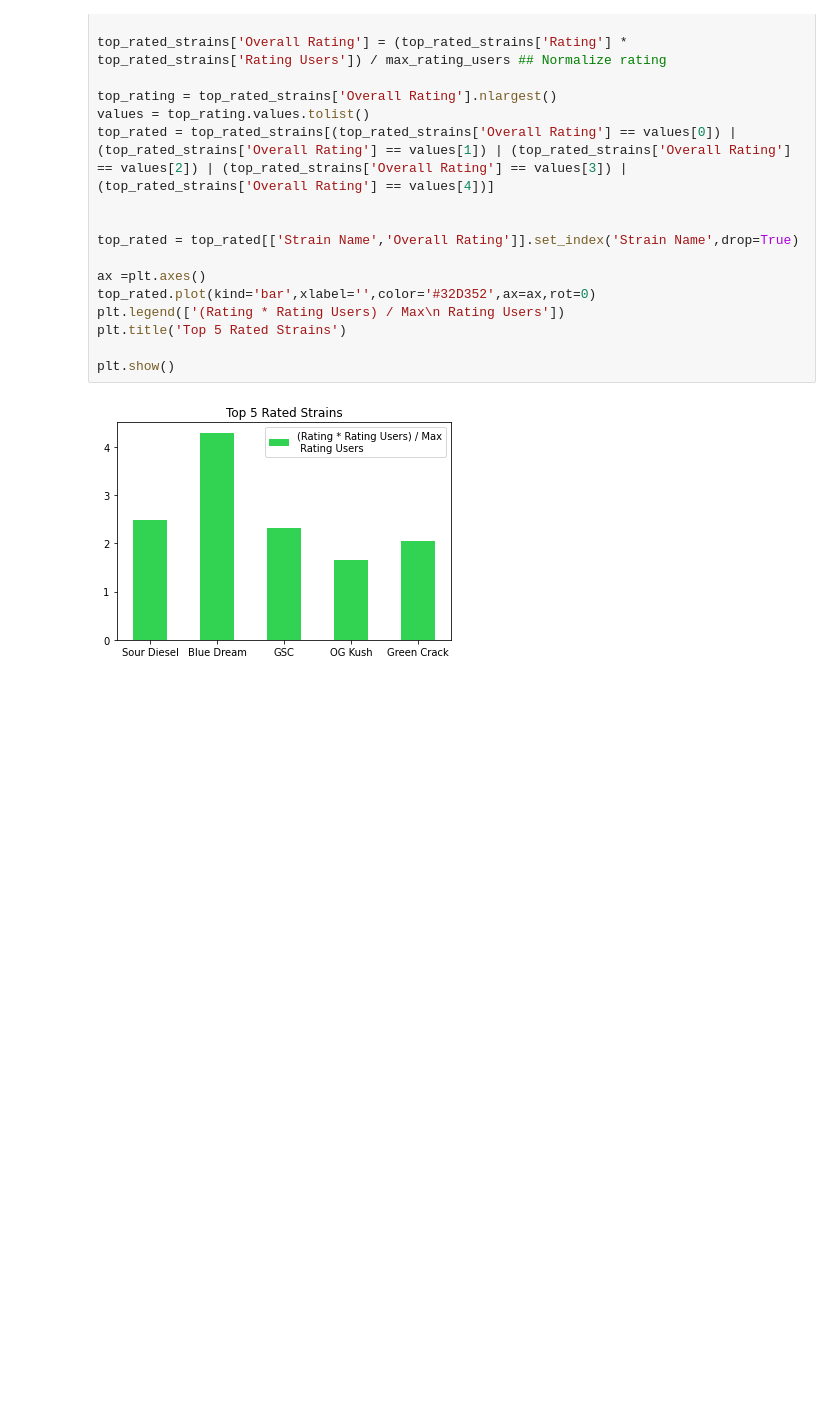
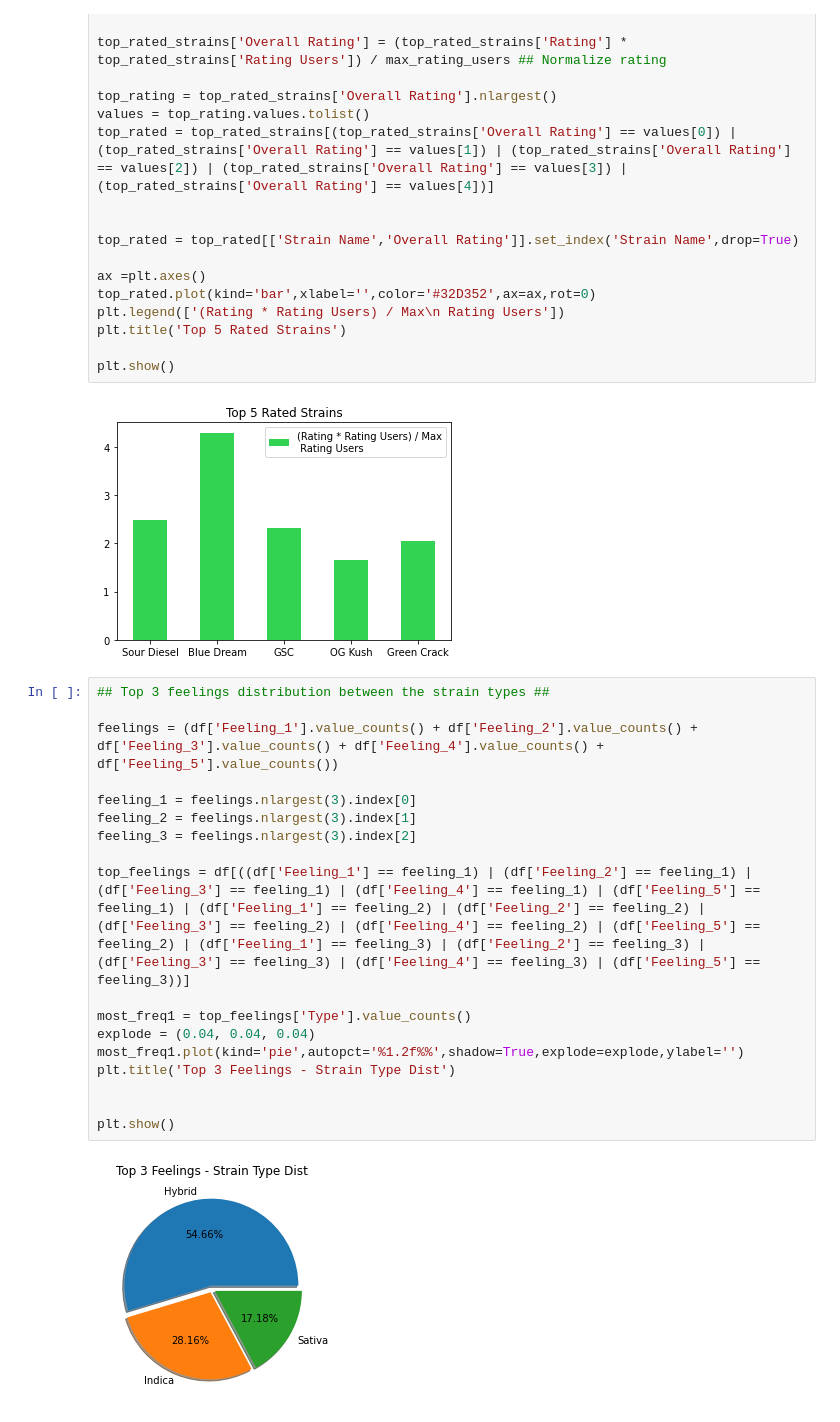
Before and after one commit to DanielOfir/Cannabis-Analysis, a Jupyter notebook: EDA.ipynb, the cells around one changed output. Cells and saved outputs as stored; diff of their text form; blank space fills up the shorter version.

```diff
--- a/EDA.ipynb
+++ b/EDA.ipynb
@@ -83,3 +109,23 @@ plt.title('Top 5 Rated Strains')
 plt.show()
 # %% [output]
 [figure]
+# %%
+## Top 3 feelings distribution between the strain types ##
+
+feelings = (df['Feeling_1'].value_counts() + df['Feeling_2'].value_counts() + df['Feeling_3'].value_counts() + df['Feeling_4'].value_counts() + df['Feeling_5'].value_counts())
+
+feeling_1 = feelings.nlargest(3).index[0]
+feeling_2 = feelings.nlargest(3).index[1]
+feeling_3 = feelings.nlargest(3).index[2]
+
+top_feelings = df[((df['Feeling_1'] == feeling_1) | (df['Feeling_2'] == feeling_1) | (df['Feeling_3'] == feeling_1) | (df['Feeling_4'] == feeling_1) | (df['Feeling_5'] == feeling_1) | (df['Feeling_1'] == feeling_2) | (df['Feeling_2'] == feeling_2) | (df['Feeling_3'] == feeling_2) | (df['Feeling_4'] == feeling_2) | (df['Feeling_5'] == feeling_2) | (df['Feeling_1'] == feeling_3) | (df['Feeling_2'] == feeling_3) | (df['Feeling_3'] == feeling_3) | (df['Feeling_4'] == feeling_3) | (df['Feeling_5'] == feeling_3))]
+
+most_freq1 = top_feelings['Type'].value_counts()
+explode = (0.04, 0.04, 0.04)
+most_freq1.plot(kind='pie',autopct='%1.2f%%',shadow=True,explode=explode,ylabel='')
+plt.title('Top 3 Feelings - Strain Type Dist')
+
+
+plt.show()
+# %% [output]
+[figure, added]
```
Also changed, not shown: parts of 5 cells of this notebook, 7 other files.
